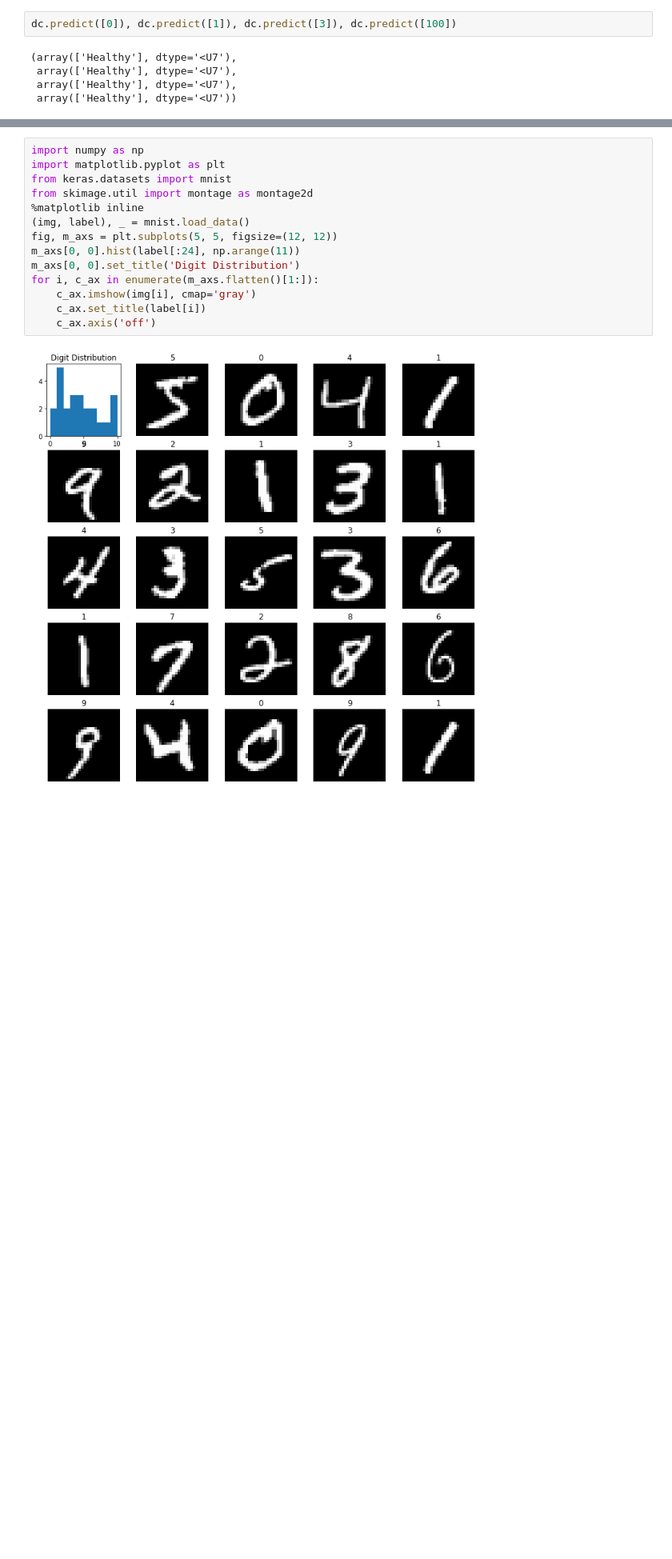
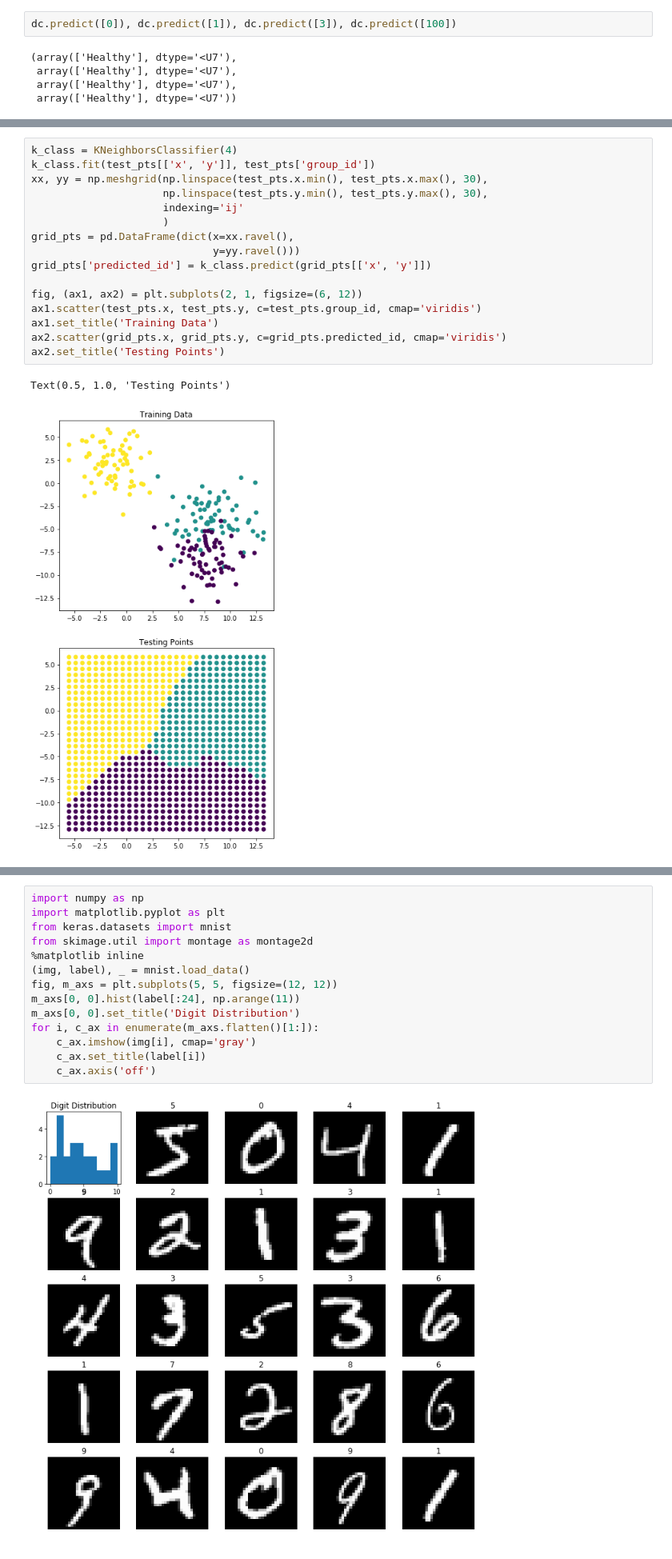
Before and after one commit to kmader/MNT_Lectures2019, a Jupyter notebook: Lecture1/Datasets.ipynb, the cells around one changed output, grey strips where cells are left out. Shown at 80% size. Cells and saved outputs as stored; diff of their text form; blank space fills up the shorter version.

```diff
--- a/Lecture1/Datasets.ipynb
+++ b/Lecture1/Datasets.ipynb
@@ -474,0 +570,19 @@ dc.predict([0]), dc.predict([1]), dc.predict([3]), dc.predict([100])
+# %%
+k_class = KNeighborsClassifier(4)
+k_class.fit(test_pts[['x', 'y']], test_pts['group_id'])
+xx, yy = np.meshgrid(np.linspace(test_pts.x.min(), test_pts.x.max(), 30),
+                     np.linspace(test_pts.y.min(), test_pts.y.max(), 30),
+                     indexing='ij'
+                     )
+grid_pts = pd.DataFrame(dict(x=xx.ravel(),
+                             y=yy.ravel()))
+grid_pts['predicted_id'] = k_class.predict(grid_pts[['x', 'y']])
+
+fig, (ax1, ax2) = plt.subplots(2, 1, figsize=(6, 12))
+ax1.scatter(test_pts.x, test_pts.y, c=test_pts.group_id, cmap='viridis')
+ax1.set_title('Training Data')
+ax2.scatter(grid_pts.x, grid_pts.y, c=grid_pts.predicted_id, cmap='viridis')
+ax2.set_title('Testing Points')
+# %% [output]
+Text(0.5, 1.0, 'Testing Points')
+[figure, added]
```
Also changed, not shown: parts of 30 cells of this notebook.
